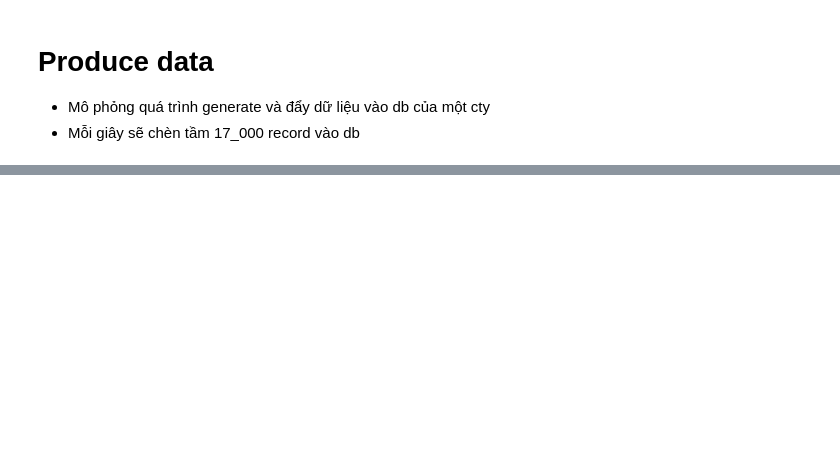
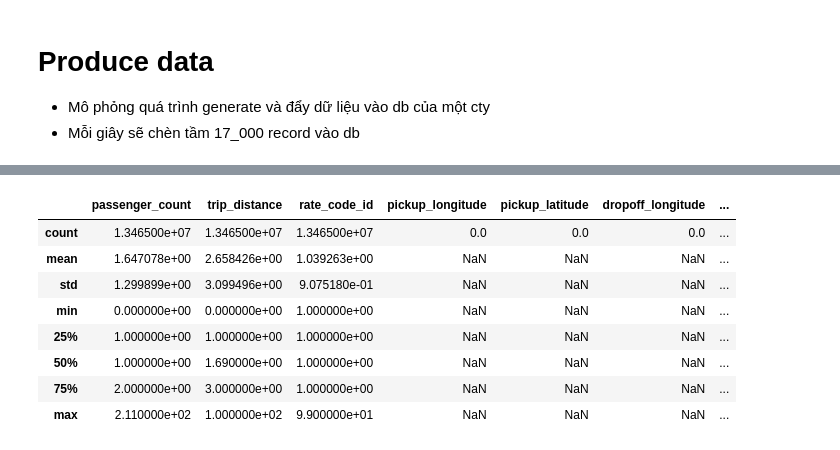
Before and after one commit to baolongnguyenmac/ml-ops, a Jupyter notebook: src/notebooks/produce_data.ipynb, the cells around one changed output, grey strips where cells are left out. Drawn from its saved outputs; the diff is of its cells as text; code cells hidden in the pictures; blank space fills up the shorter version.

Commit message:
produce data + insert into db

```diff
--- a/src/notebooks/produce_data.ipynb
+++ b/src/notebooks/produce_data.ipynb
@@ -57,0 +192,38 @@ def produce(filepath: str, db_url: str, table_name: str, batch_size: int = 10_00
+# %%
+def _resolve_mapping(df_columns: str) -> dict:
+    """Tìm schema mapping khớp với columns của file."""
+    for schema in SCHEMA_MAPPINGS:
+        if schema["columns"] == df_columns:
+            return schema["mapping"]
+    raise ValueError(f"No mapping found for {df_columns}")
+
+def transform_data(df: pd.DataFrame) -> pd.DataFrame:
+    """
+    1. Đổi tên cột theo mapping tương ứng.
+    2. Thêm cột canonical còn thiếu (fill NaN).
+    3. Đổi kiểu dữ liệu về canonical dtype.
+    4. Thay NaN → None để insert NULL vào Postgres.
+    """
+    # 1. Resolve & rename
+    mapping = _resolve_mapping('|'.join(df.columns))
+    df.rename(columns=mapping, inplace=True)
+
+    # 2. Thêm cột còn thiếu
+    for col in LIST_COLS:
+        if col not in df.columns:
+            df[col] = np.nan
+
+    # Giữ đúng thứ tự canonical
+    df = df[LIST_COLS]
+
+    # 3. Cast dtype
+    for col, dtype in LIST_DTYPES.items():
+        if dtype == "datetime64[ns]":
+            df[col] = pd.to_datetime(df[col], errors="coerce")
+        elif dtype == "float64":
+            df[col] = pd.to_numeric(df[col], errors="coerce")
+        else:  # object
+            df[col] = df[col].astype("object")
+
+    # 4. NaN → None
+    return df.astype(object).where(df.notna(), None)[LIST_COLS]
@@ -57,0 +253,3 @@ def produce(filepath: str, db_url: str, table_name: str, batch_size: int = 10_00
+# %%
+df = transform_data(pd.read_parquet('s3://flezi-agent/nyc-taxi/yellow_tripdata_2011-01.parquet'))
+df.head()
@@ -57,0 +264,12 @@ def produce(filepath: str, db_url: str, table_name: str, batch_size: int = 10_00
+# %%
+df.describe()
+# %% [output]
+|  | passenger_count | trip_distance | rate_code_id | pickup_longitude | pickup_latitude | dropoff_longitude | ... |
+| count | 1.346500e+07 | 1.346500e+07 | 1.346500e+07 | 0.0 | 0.0 | 0.0 | ... |
+| mean | 1.647078e+00 | 2.658426e+00 | 1.039263e+00 | NaN | NaN | NaN | ... |
+| std | 1.299899e+00 | 3.099496e+00 | 9.075180e-01 | NaN | NaN | NaN | ... |
+| min | 0.000000e+00 | 0.000000e+00 | 1.000000e+00 | NaN | NaN | NaN | ... |
+| 25% | 1.000000e+00 | 1.000000e+00 | 1.000000e+00 | NaN | NaN | NaN | ... |
+| 50% | 1.000000e+00 | 1.690000e+00 | 1.000000e+00 | NaN | NaN | NaN | ... |
+| 75% | 2.000000e+00 | 3.000000e+00 | 1.000000e+00 | NaN | NaN | NaN | ... |
+| max | 2.110000e+02 | 1.000000e+02 | 9.900000e+01 | NaN | NaN | NaN | ... |
```
Also changed, not shown: parts of 14 cells of this notebook, 3 other files.
